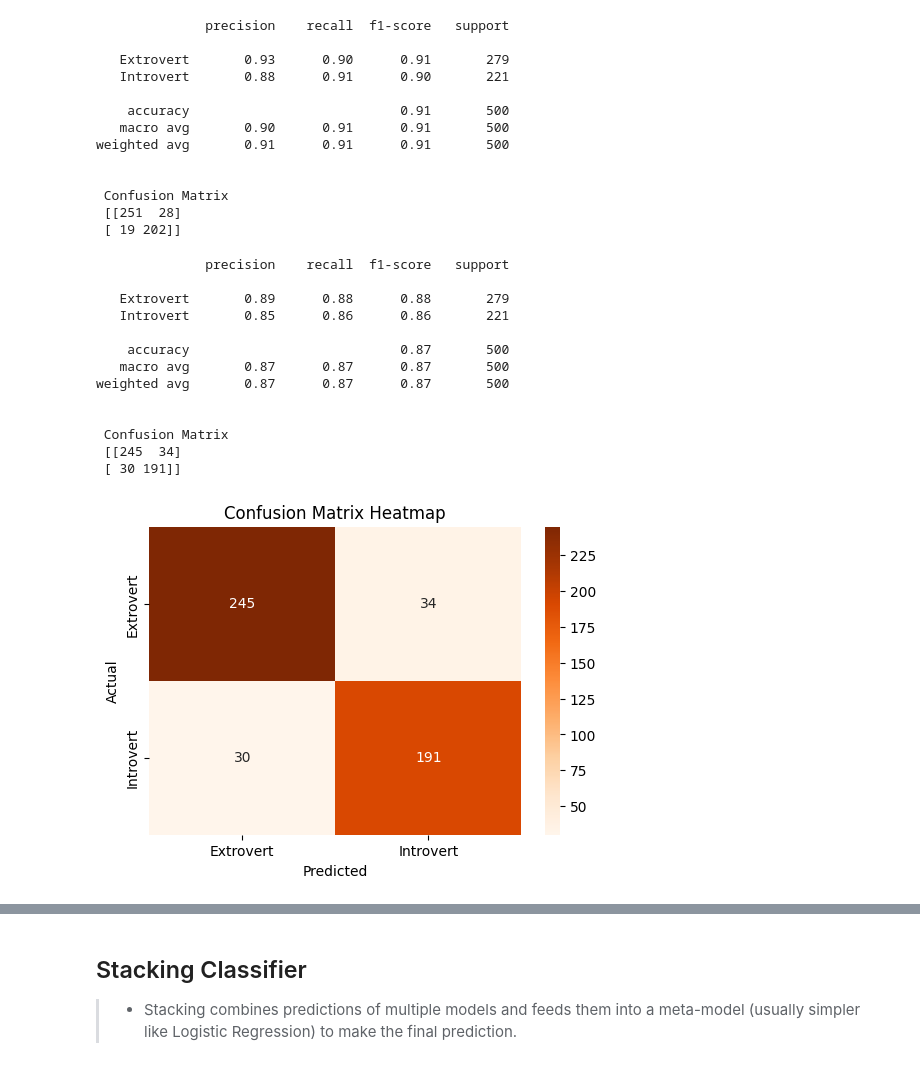
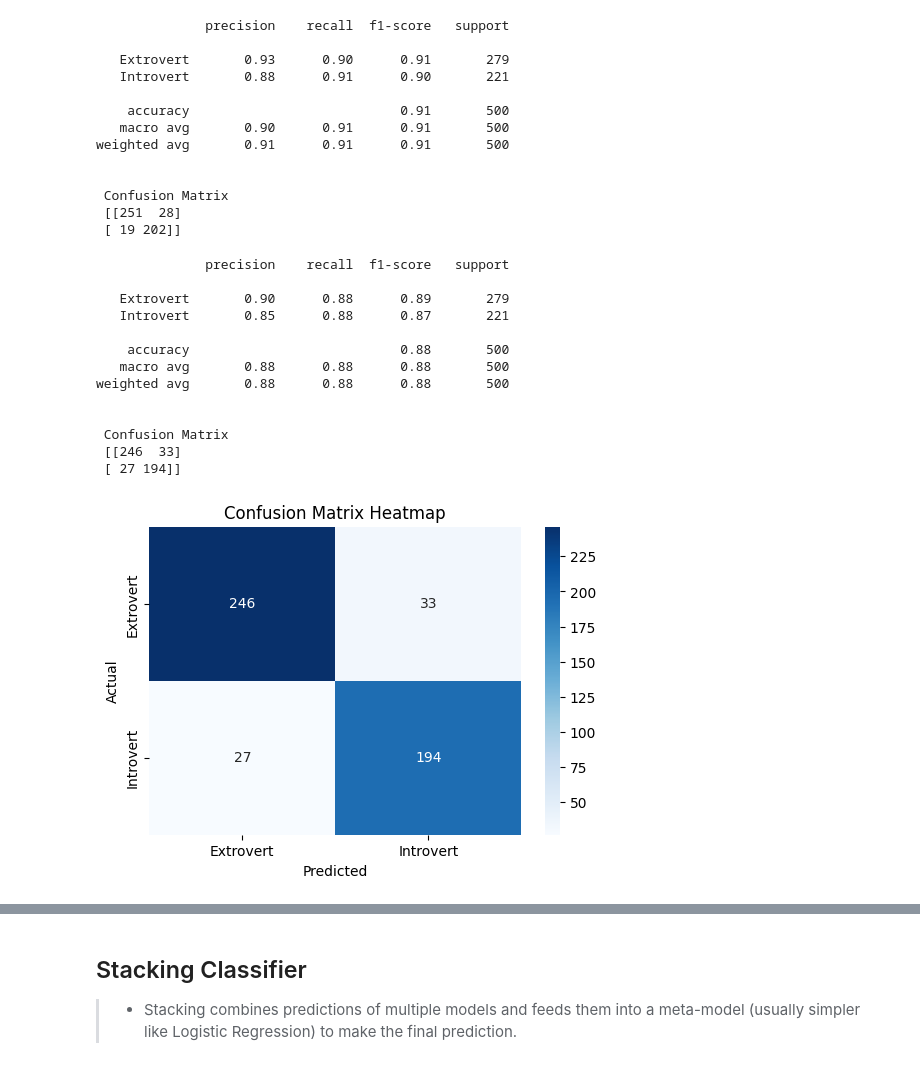
Before and after one commit to danlumumba/human-personality-ml-model, a Jupyter notebook: personality.ipynb, the cells around one changed output, grey strips where cells are left out. Cells and saved outputs as stored; diff of their text form; code cells hidden in the pictures.

```diff
--- a/personality.ipynb
+++ b/personality.ipynb
@@ -211,6 +258,12 @@ y =df_encoded['personality']
 
 x_train, x_test, y_train, y_test = train_test_split(x, y, test_size=0.2, random_state=42)
 
-print(f'x_train: {x_train.shape}, x_test: {x_test.shape}')
+#Scalling the dataset
+#Scale data after splitting to avoid data leak
+scaler = StandardScaler()
+x_train_scaled = pd.DataFrame(scaler.fit_transform(x_train),columns = x.columns)
+x_test_scaled = pd.DataFrame(scaler.fit_transform(x_test),columns = x.columns)
+
+print(f'x_train_scaled: {x_train_scaled.shape}, x_test_scaled: {x_test_scaled.shape}')
 print(f'y_train: {y_train.shape}, y_test: {y_test.shape}')
 # %% [output]
@@ -245,42 +300,42 @@ weighted avg       0.91      0.91      0.91       500
 # %%
 # Machine learning using Random Forest
 r_forest = RandomForestClassifier(random_state=42)
-r_forest.fit(x_train, y_train)
+r_forest.fit(x_train_scaled, y_train)
 
 # Predict
-y_pred = r_forest.predict(x_test)
+y_pred = r_forest.predict(x_test_scaled)
 report = classification_report(y_test,y_pred)
 print(report)
 
 #Confusion matrix
 cm = confusion_matrix(y_test, y_pred)
 print(f'\n Confusion Matrix\n {cm}')
 
-#[[TN FP]
-#[FN TP]]
+#[[TP FN]
+#[FP TN]]
 
 # Plot using sklearn built-in ConfusionMatrixDisplay
 labels = ['Extrovert', 'Introvert']
 cm_df = pd.DataFrame(cm, index=labels, columns=labels)
 
 plt.figure(figsize=(6,4))
-sns.heatmap(cm_df, annot=True, fmt='d', cmap='Oranges')
+sns.heatmap(cm_df, annot=True, fmt='d', cmap='Blues')
 plt.ylabel('Actual')
 plt.xlabel('Predicted')
 plt.title('Confusion Matrix Heatmap')
 plt.show()
 # %% [output]
               precision    recall  f1-score   support
 
-   Extrovert       0.89      0.88      0.88       279
-   Introvert       0.85      0.86      0.86       221
+   Extrovert       0.90      0.88      0.89       279
+   Introvert       0.85      0.88      0.87       221
 
-    accuracy                           0.87       500
-   macro avg       0.87      0.87      0.87       500
-weighted avg       0.87      0.87      0.87       500
+    accuracy                           0.88       500
+   macro avg       0.88      0.88      0.88       500
+weighted avg       0.88      0.88      0.88       500
 
 
  Confusion Matrix
- [[245  34]
- [ 30 191]]
+ [[246  33]
+ [ 27 194]]
-[figure, old version]
+[figure, new version]
```
Also changed, not shown: parts of 10 cells of this notebook.
